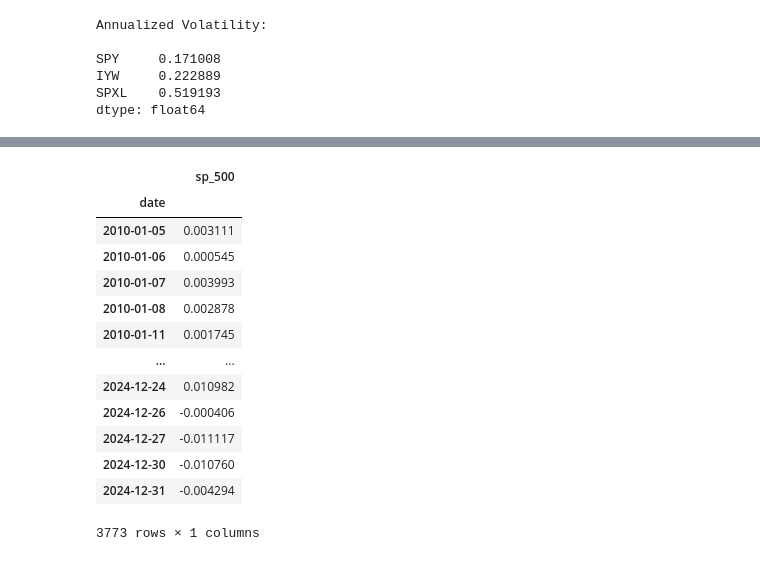
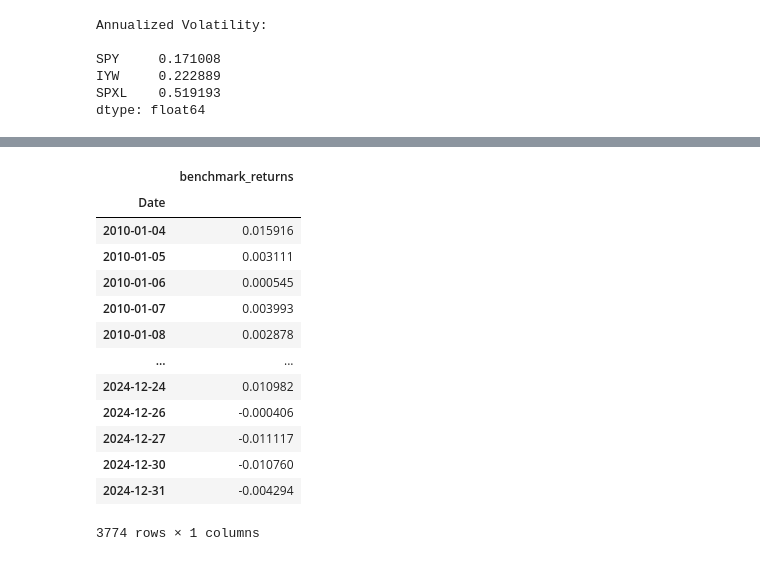
Before and after one commit to dmitrygoryunov2000/DTQ-Portfolio_Management_Course, a Jupyter notebook: Module 1 - Introduction/Notebook1.3.ipynb, the cells around one changed output, grey strips where cells are left out. Drawn from its saved outputs; the diff is of its cells as text; code cells hidden in the pictures.

```diff
--- a/Module 1 - Introduction/Notebook1.3.ipynb
+++ b/Module 1 - Introduction/Notebook1.3.ipynb
@@ -140,25 +114,26 @@ SPXL   -0.838372
 dtype: float64
 # %%
 # Download the Benchmark
-benchmark = pd.read_csv(r'..\additional_data\sp500.csv')
-benchmark.set_index('date', inplace=True)
+benchmark = pd.read_csv(r'..\additional_data\benchmark_returns.csv')
+benchmark.set_index('Date', inplace=True)
 benchmark.index = pd.to_datetime(benchmark.index)
+benchmark = benchmark.loc['2010-01-01':]
 
 benchmark
 # %% [output]
-|  | sp_500 |
-| date |  |
+|  | benchmark_returns |
+| Date |  |
+| 2010-01-04 | 0.015916 |
 | 2010-01-05 | 0.003111 |
 | 2010-01-06 | 0.000545 |
 | 2010-01-07 | 0.003993 |
 | 2010-01-08 | 0.002878 |
-| 2010-01-11 | 0.001745 |
 | ... | ... |
 | 2024-12-24 | 0.010982 |
 | 2024-12-26 | -0.000406 |
 | 2024-12-27 | -0.011117 |
 | 2024-12-30 | -0.010760 |
 | 2024-12-31 | -0.004294 |
-3773 rows × 1 columns
+3774 rows × 1 columns
 # %%
 # Calculate the benchmark returns
```
Also changed, not shown: parts of 20 cells of this notebook, 12 other files.
